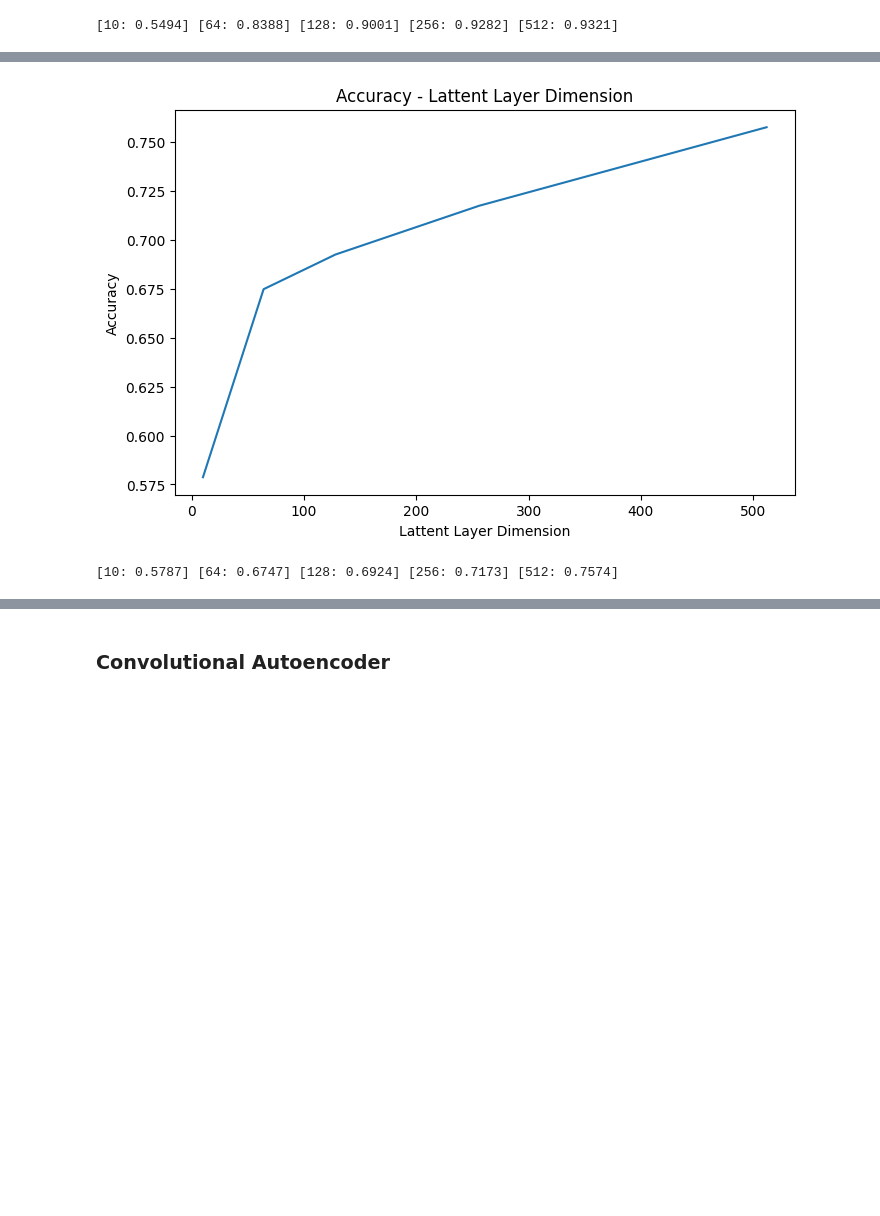
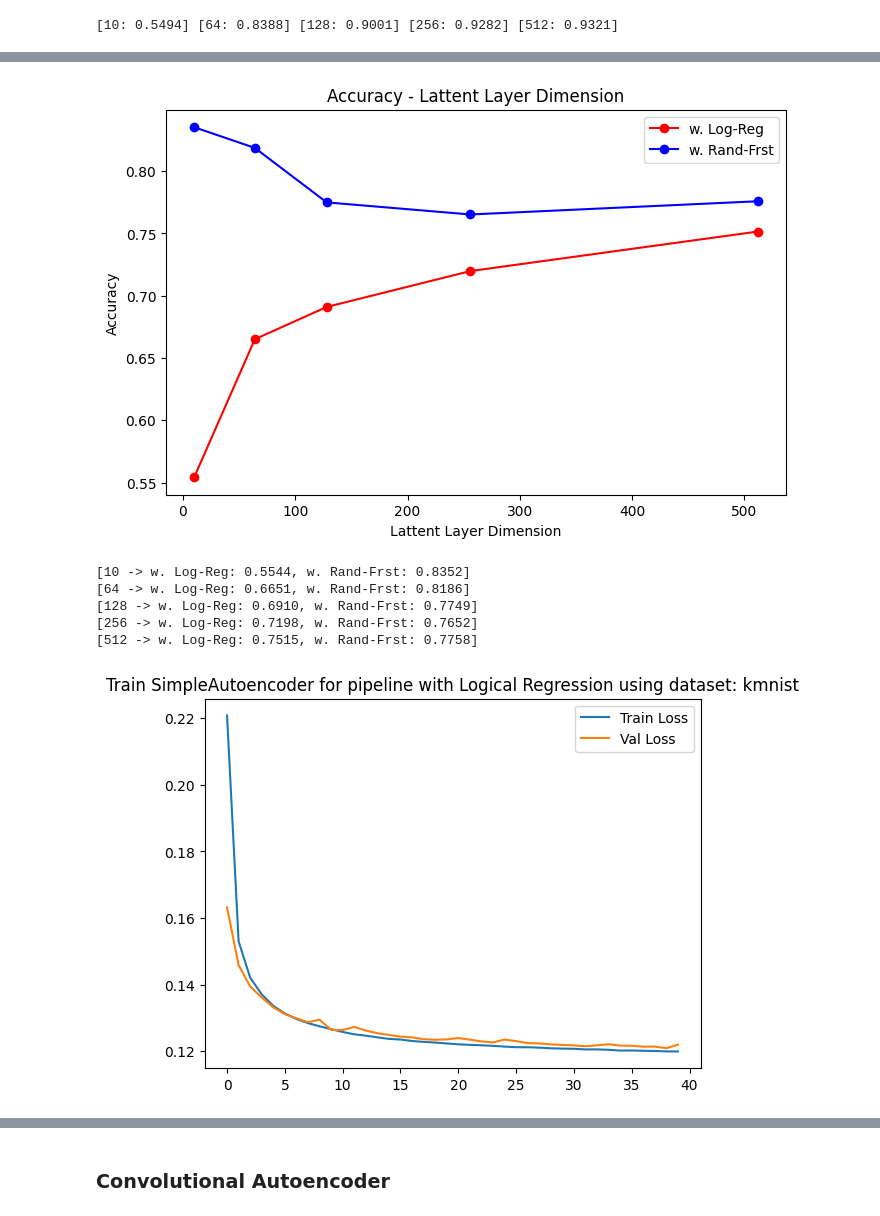
Before and after one commit to mwardynski/machine-learning, a Jupyter notebook: lab7/lab7_4.ipynb, the cells around one changed output, grey strips where cells are left out. Saved outputs shown, nothing was run; the diff lists cells and outputs as text; code cells hidden in the pictures; blank space fills up the shorter version.

```diff
--- a/lab7/lab7_4.ipynb
+++ b/lab7/lab7_4.ipynb
@@ -315,5 +341,7 @@ evaluate_autoencoder(utils.Dataset_Select.K_MNIST.value, param_grid, create_simp
 [figure]
 [10: 0.5494] [64: 0.8388] [128: 0.9001] [256: 0.9282] [512: 0.9321]
 # %%
-k_mnist_encoder_model, latent_dim = find_and_eval_best_encoder(utils.Dataset_Select.K_MNIST.value, SimpleAutoencoder, latent_dims)
+log_reg = LogisticRegression(max_iter=1000, solver="newton-cg")
+rand_frst = RandomForestClassifier(n_estimators=250, random_state=seed)
+find_and_eval_best_encoder(utils.Dataset_Select.K_MNIST.value, SimpleAutoencoder, latent_dims, log_reg, rand_frst)
 # %% [output]
@@ -331,2 +369,7 @@ k_mnist_encoder_model, latent_dim = find_and_eval_best_encoder(utils.Dataset_Sel
-[figure, old version]
+[figure, new version]
-[10: 0.5787] [64: 0.6747] [128: 0.6924] [256: 0.7173] [512: 0.7574]
+[10 -> w. Log-Reg: 0.5544, w. Rand-Frst: 0.8352]
+[64 -> w. Log-Reg: 0.6651, w. Rand-Frst: 0.8186]
+[128 -> w. Log-Reg: 0.6910, w. Rand-Frst: 0.7749]
+[256 -> w. Log-Reg: 0.7198, w. Rand-Frst: 0.7652]
+[512 -> w. Log-Reg: 0.7515, w. Rand-Frst: 0.7758]
+[figure, added]
```
Also changed, not shown: parts of 6 cells of this notebook.
